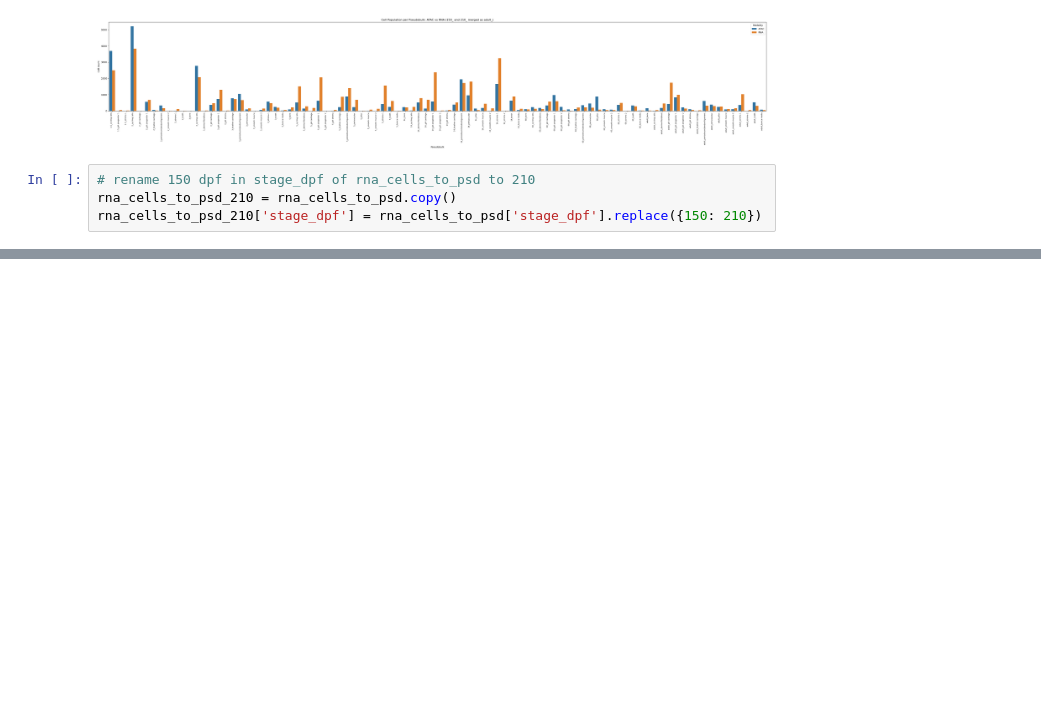
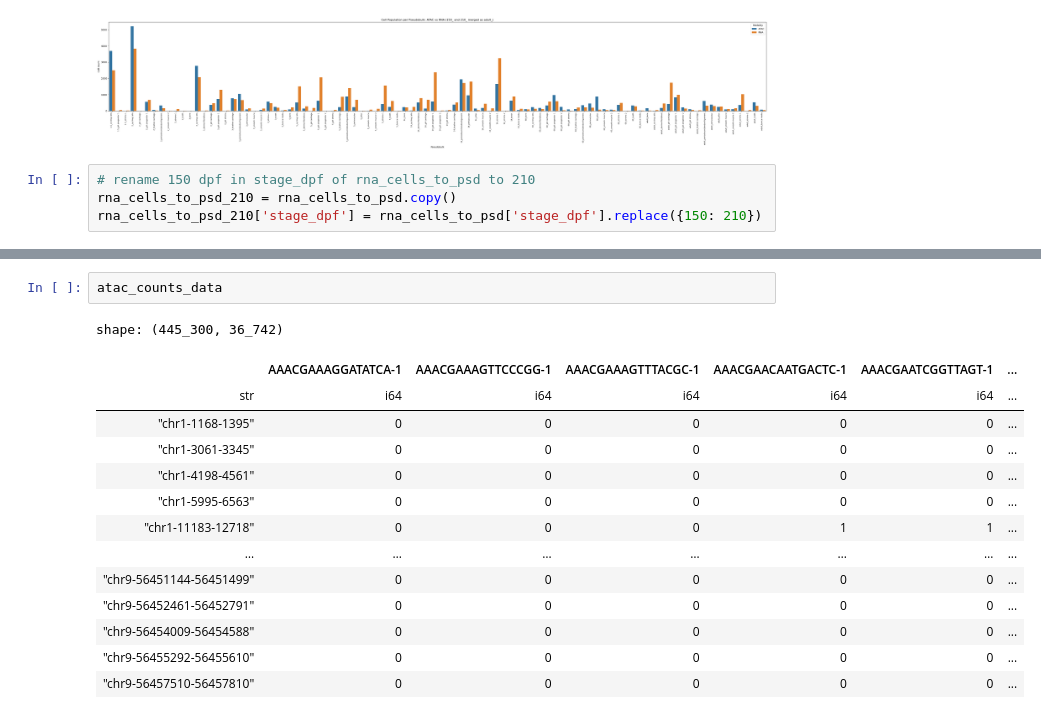
Before and after one commit to mourouzidou/zebrafish_development, a Jupyter notebook: notebooks/lifelong/prepare_ATAC_lifelong.ipynb, the cells around one changed output, grey strips where cells are left out. Saved outputs shown, nothing was run; the diff lists cells and outputs as text; blank space fills up the shorter version.

```diff
--- a/notebooks/lifelong/prepare_ATAC_lifelong.ipynb
+++ b/notebooks/lifelong/prepare_ATAC_lifelong.ipynb
@@ -212,0 +228,17 @@ plot_mean_vs_mean(
+# %%
+atac_counts_data
+# %% [output]
+shape: (445_300, 36_742)
+|  | AAACGAAAGGATATCA-1 | AAACGAAAGTTCCCGG-1 | AAACGAAAGTTTACGC-1 | AAACGAACAATGACTC-1 | AAACGAATCGGTTAGT-1 | ... |
+| str | i64 | i64 | i64 | i64 | i64 | ... |
+| "chr1-1168-1395" | 0 | 0 | 0 | 0 | 0 | ... |
+| "chr1-3061-3345" | 0 | 0 | 0 | 0 | 0 | ... |
+| "chr1-4198-4561" | 0 | 0 | 0 | 0 | 0 | ... |
+| "chr1-5995-6563" | 0 | 0 | 0 | 0 | 0 | ... |
+| "chr1-11183-12718" | 0 | 0 | 0 | 1 | 1 | ... |
+| … | … | … | … | … | … | ... |
+| "chr9-56451144-56451499" | 0 | 0 | 0 | 0 | 0 | ... |
+| "chr9-56452461-56452791" | 0 | 0 | 0 | 0 | 0 | ... |
+| "chr9-56454009-56454588" | 0 | 0 | 0 | 0 | 0 | ... |
+| "chr9-56455292-56455610" | 0 | 0 | 0 | 0 | 0 | ... |
+| "chr9-56457510-56457810" | 0 | 0 | 0 | 0 | 0 | ... |
```
Also changed, not shown: parts of 10 cells of this notebook, 3 other files.
